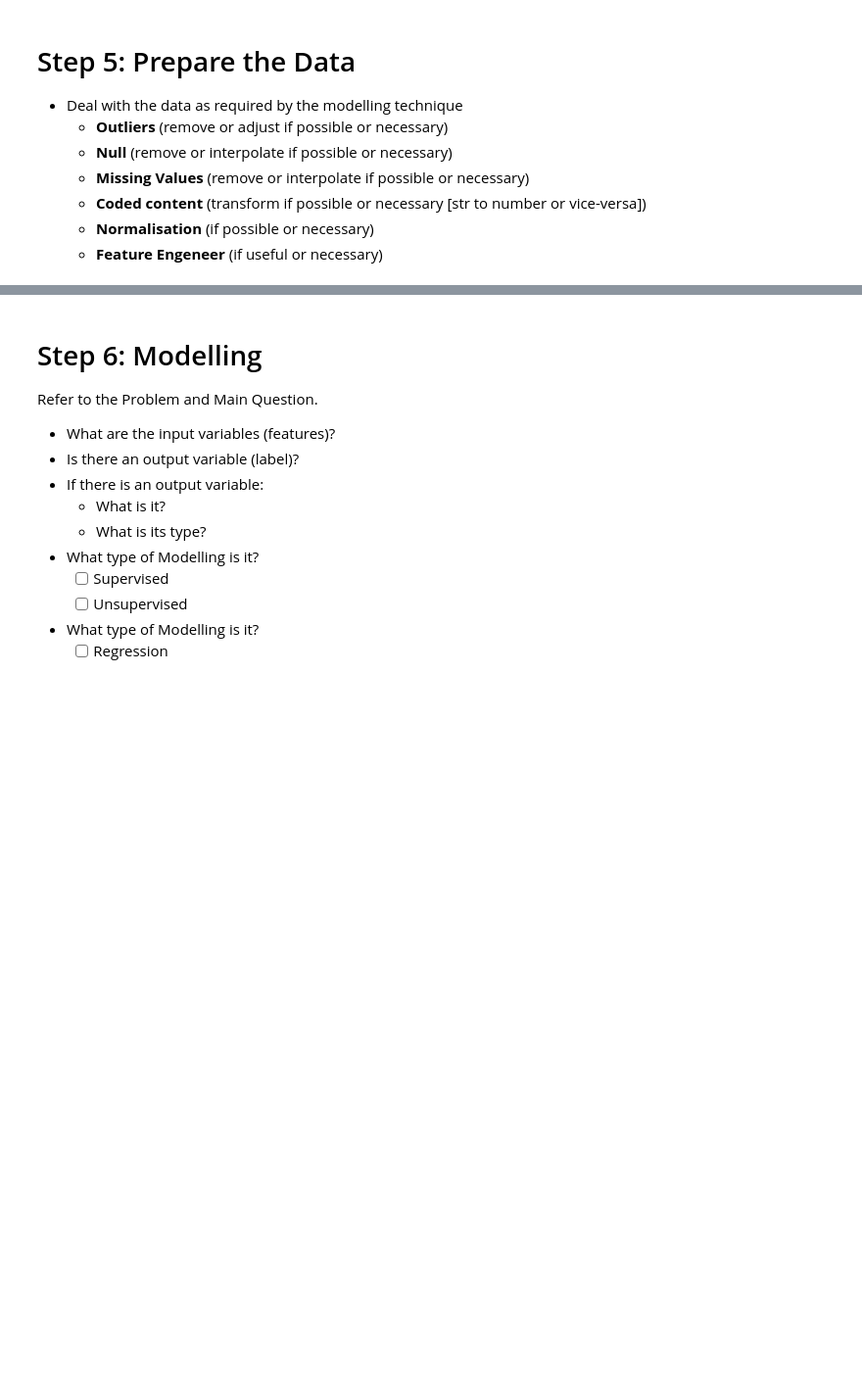
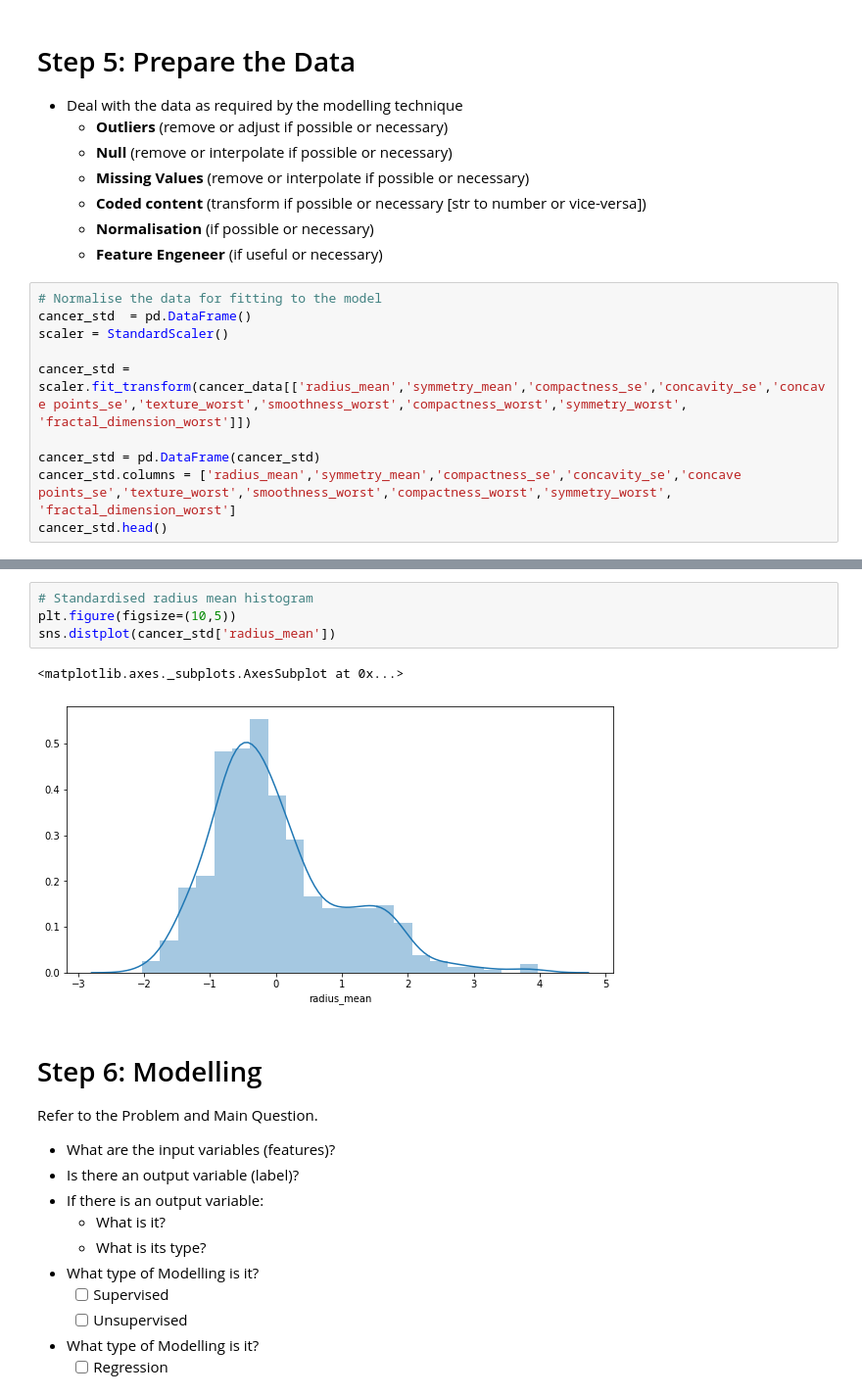
Before and after one commit to mikep67/mkp_code, a Jupyter notebook: Institute of Data Course/Module 8/IOD_Lab-8_2.ipynb, the cells around one changed output, grey strips where cells are left out. Shown at 98% size. Drawn from its saved outputs; the diff is of its cells as text; blank space fills up the shorter version.

```diff
--- a/Institute of Data Course/Module 8/IOD_Lab-8_2.ipynb
+++ b/Institute of Data Course/Module 8/IOD_Lab-8_2.ipynb
@@ -250,3 +273,13 @@ sns.boxplot(data= sorted_mean_df.drop(['diagnosis','texture_se','perimeter_se','
     - **Coded content** (transform if possible or necessary [str to number or vice-versa])
     - **Normalisation** (if possible or necessary)
     - **Feature Engeneer** (if useful or necessary)
+# %%
+# Normalise the data for fitting to the model
+cancer_std  = pd.DataFrame()
+scaler = StandardScaler()
+
+cancer_std = scaler.fit_transform(cancer_data[['radius_mean','symmetry_mean','compactness_se','concavity_se','concave points_se','texture_worst','smoothness_worst','compactness_worst','symmetry_worst', 'fractal_dimension_worst']])
+
+cancer_std = pd.DataFrame(cancer_std)
+cancer_std.columns = ['radius_mean','symmetry_mean','compactness_se','concavity_se','concave points_se','texture_worst','smoothness_worst','compactness_worst','symmetry_worst', 'fractal_dimension_worst']
+cancer_std.head()
@@ -253,3 +293,10 @@ sns.boxplot(data= sorted_mean_df.drop(['diagnosis','texture_se','perimeter_se','
+# %%
+# Standardised radius mean histogram
+plt.figure(figsize=(10,5))
+sns.distplot(cancer_std['radius_mean'])
+# %% [output]
+<matplotlib.axes._subplots.AxesSubplot at 0x...>
+[figure, added]
 # %% [markdown]
 # Step 6: Modelling
 Refer to the Problem and Main Question.
```
Also changed, not shown: parts of 13 cells of this notebook, 6 other files.
